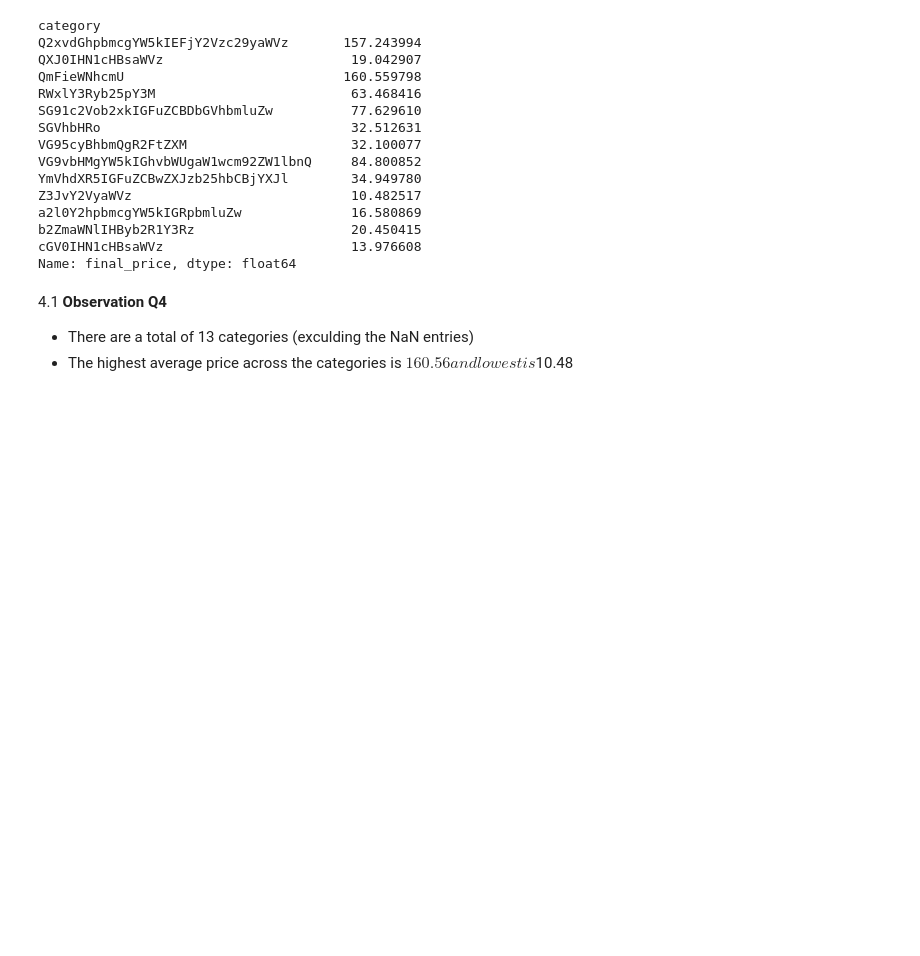
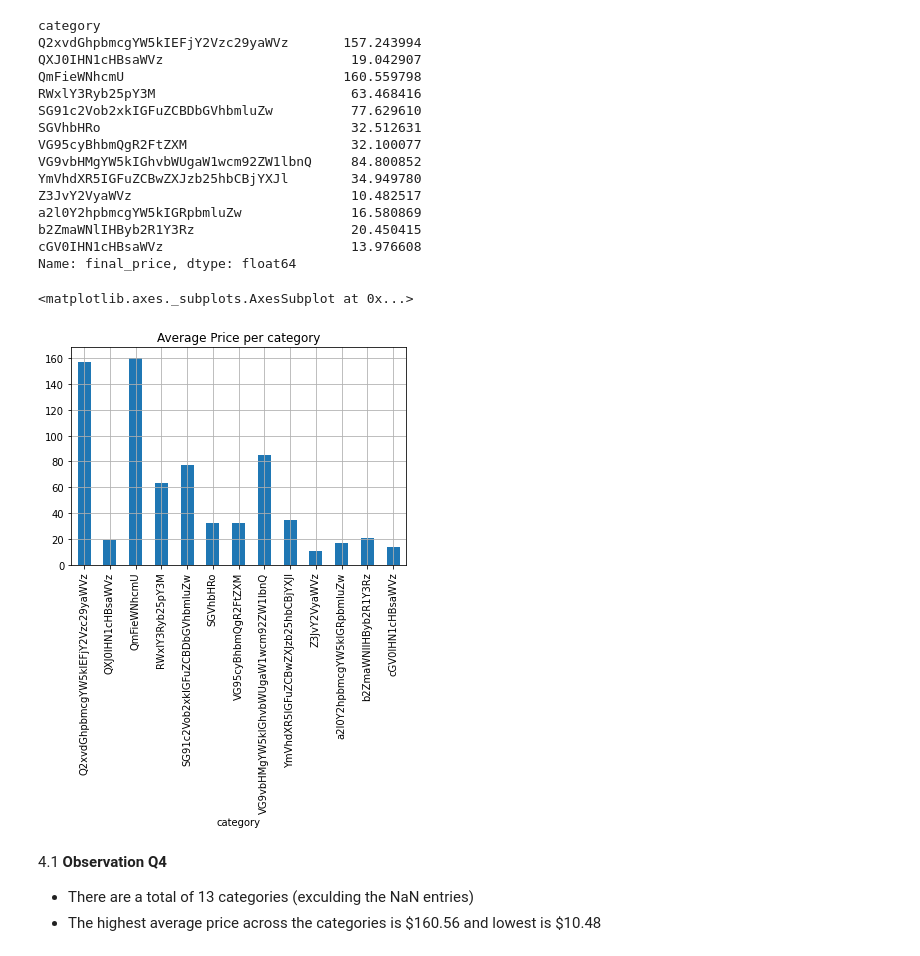
Before and after one commit to Arch0290/BeZenAssignment, a Jupyter notebook: BeZen.ipynb, the cells around one changed output. Saved outputs shown, nothing was run; the diff lists cells and outputs as text; code cells hidden in the pictures; blank space fills up the shorter version.

```diff
--- a/BeZen.ipynb
+++ b/BeZen.ipynb
@@ -360,7 +362,12 @@ a2l0Y2hpbmcgYW5kIGRpbmluZw              16.580869
 b2ZmaWNlIHByb2R1Y3Rz                    20.450415
 cGV0IHN1cHBsaWVz                        13.976608
 Name: final_price, dtype: float64
+# %%
+avg_price.plot(kind='bar', title='Average Price per category', grid=True)
+# %% [output]
+<matplotlib.axes._subplots.AxesSubplot at 0x...>
+[figure, added]
 # %% [markdown]
 4.1 **Observation Q4**
 - There are a total of 13 categories (exculding the NaN entries)
-- The highest average price across the categories is $160.56 and lowest is  $10.48
+- The highest average price across the categories is \$160.56 and lowest is  \$10.48
```
Also changed, not shown: parts of 3 cells of this notebook.
